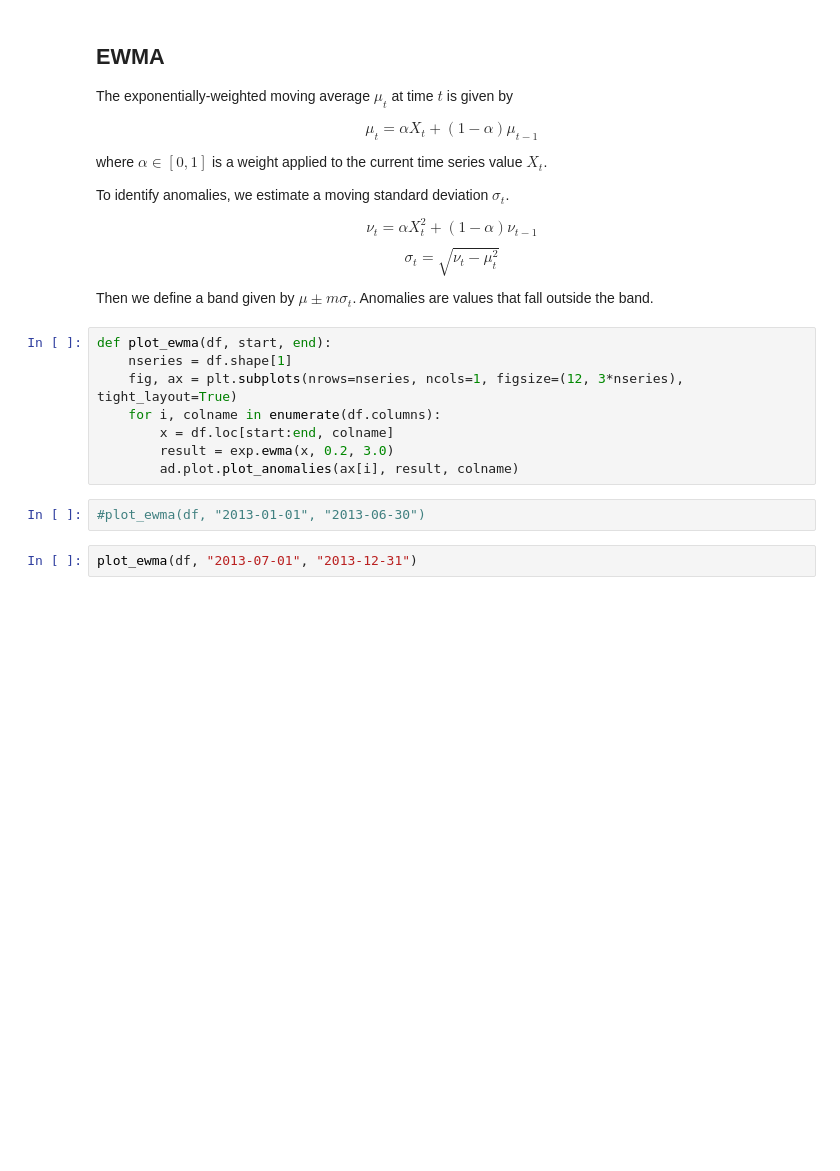
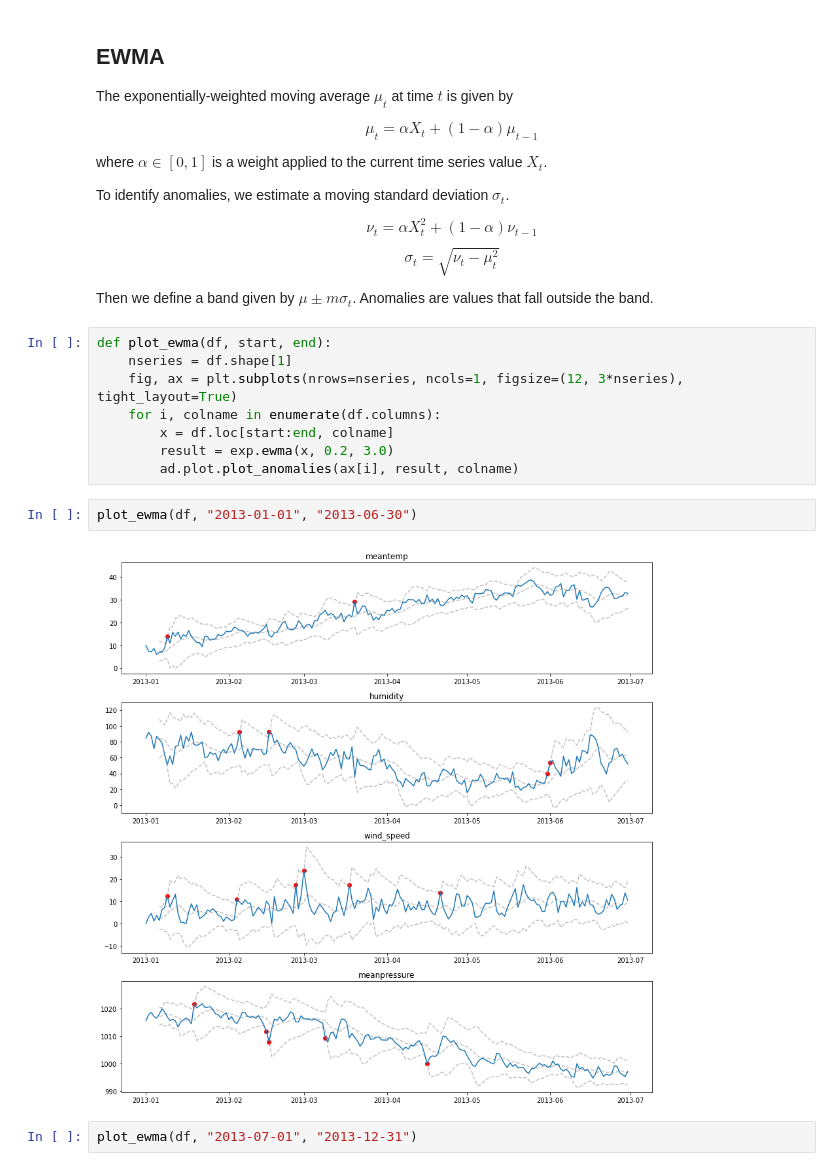
Before and after one commit to williewheeler/tsanomaly, a Jupyter notebook: examples/ewma-pewma-examples.ipynb, the cells around one changed output. Drawn from its saved outputs; the diff is of its cells as text; blank space fills up the shorter version.

```diff
--- a/examples/ewma-pewma-examples.ipynb
+++ b/examples/ewma-pewma-examples.ipynb
@@ -42,7 +42,9 @@ def plot_ewma(df, start, end):
         result = exp.ewma(x, 0.2, 3.0)
         ad.plot.plot_anomalies(ax[i], result, colname)
 # %%
-#plot_ewma(df, "2013-01-01", "2013-06-30")
+plot_ewma(df, "2013-01-01", "2013-06-30")
+# %% [output]
+[figure, added]
 # %%
 plot_ewma(df, "2013-07-01", "2013-12-31")
 # %% [output]
```
Also changed, not shown: parts of 2 cells of this notebook, 1 other file.
